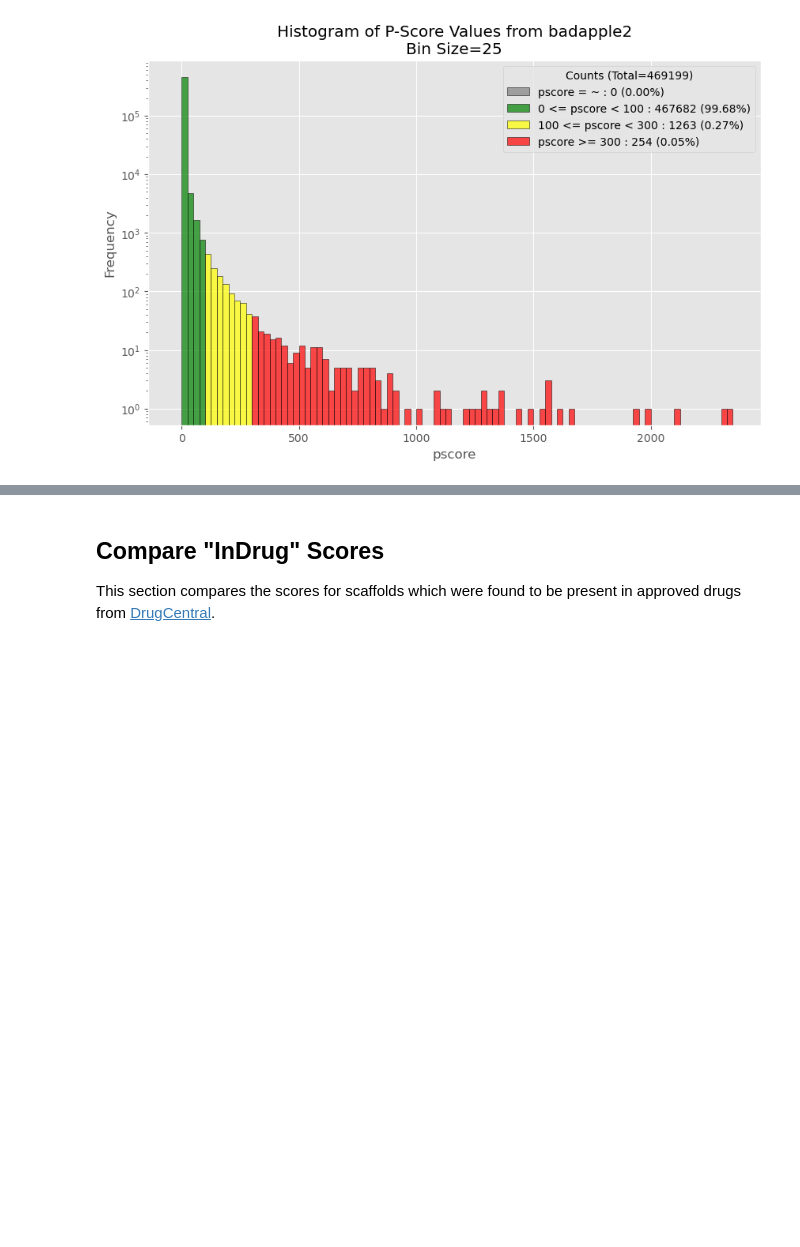
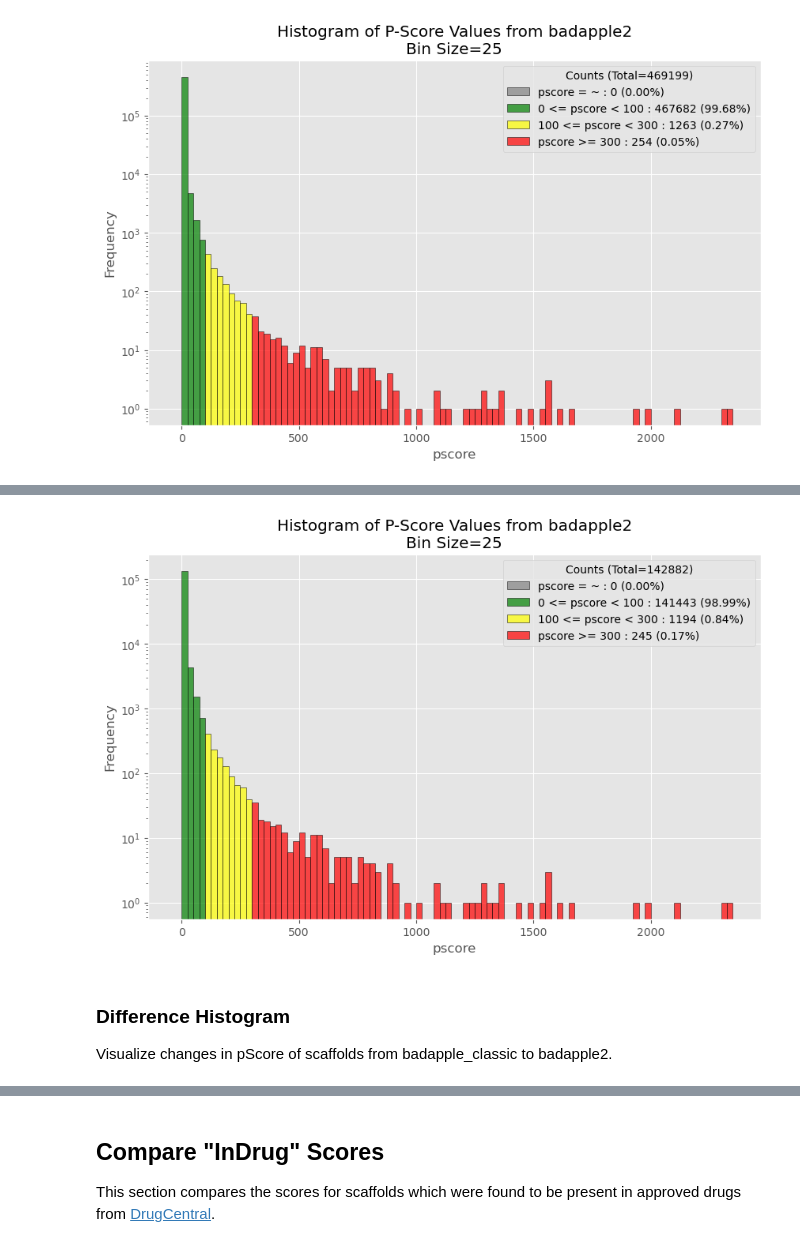
Before and after one commit to unmtransinfo/Badapple2, a Jupyter notebook: src/notebooks/badapple2-vs-badapple_classic.ipynb, the cells around one changed output, grey strips where cells are left out. Saved outputs shown, nothing was run; the diff lists cells and outputs as text; code cells hidden in the pictures; blank space fills up the shorter version.

```diff
--- a/src/notebooks/badapple2-vs-badapple_classic.ipynb
+++ b/src/notebooks/badapple2-vs-badapple_classic.ipynb
@@ -330,0 +295,7 @@ show_score_histogram(comparison_df["pscore"], "badapple2")
+# %%
+show_score_histogram(shared_df["pscore_2"], "badapple2")
+# %% [output]
+[figure, added]
+# %% [markdown]
+### Difference Histogram
+Visualize changes in pScore of scaffolds from badapple_classic to badapple2.
```
Also changed, not shown: parts of 44 cells of this notebook.
